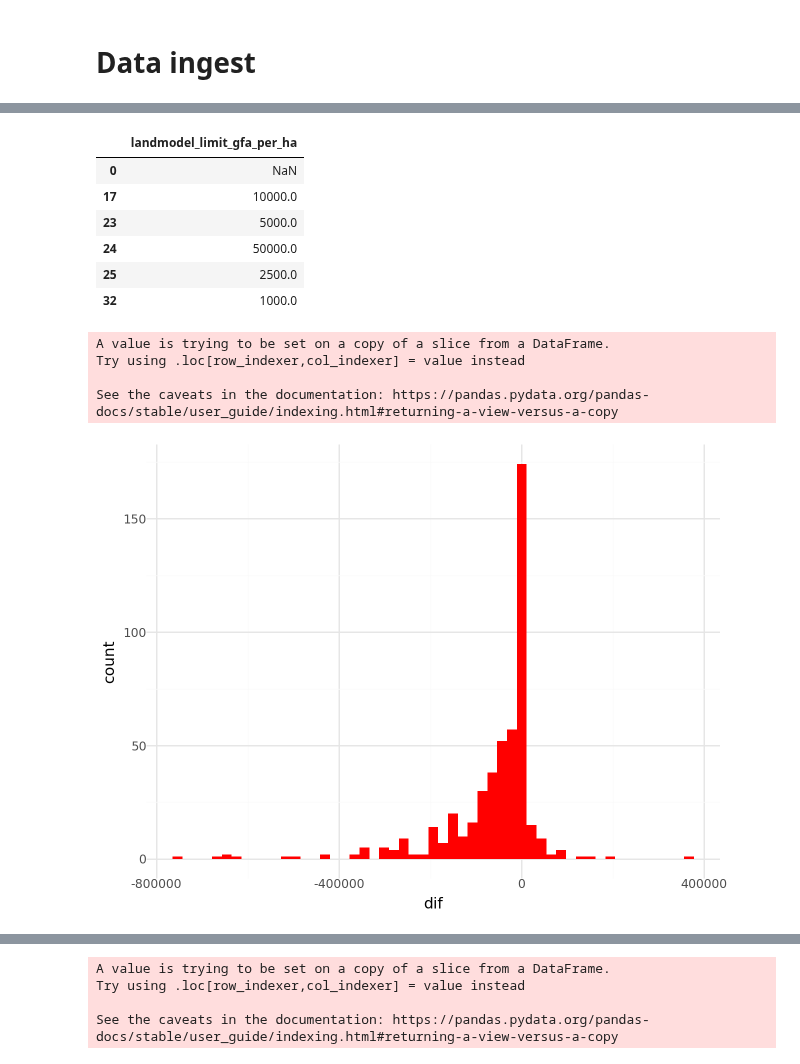
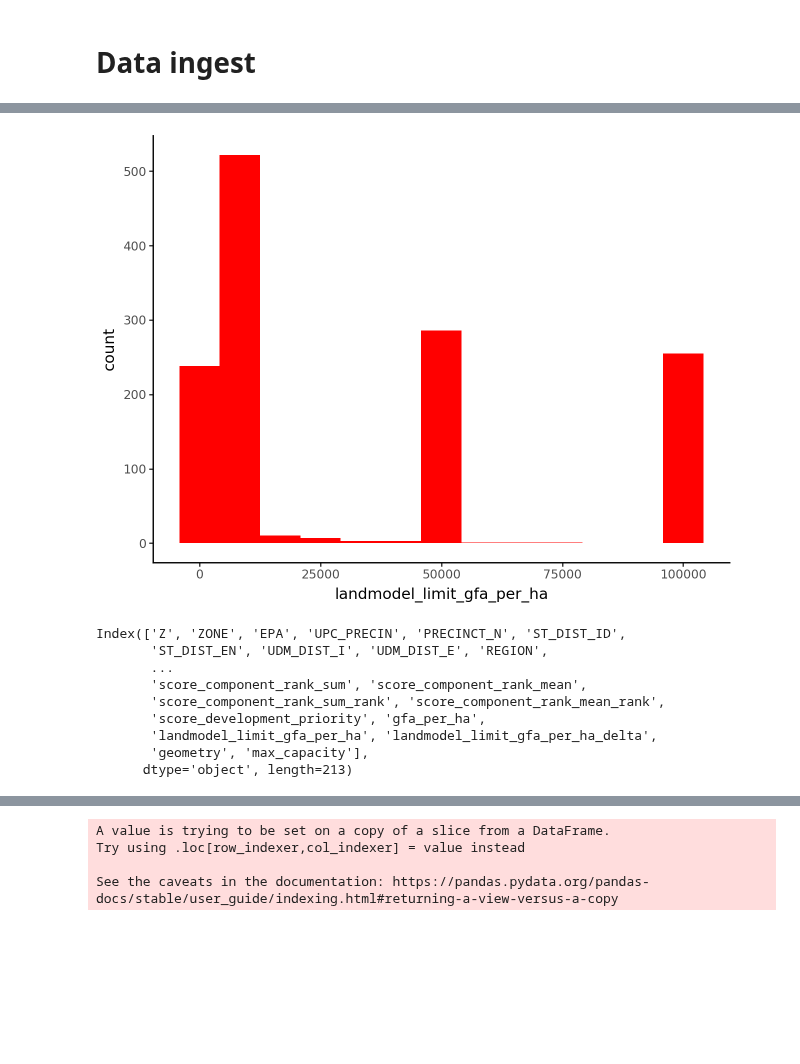
Before and after one commit to BuroHappoldLegacySoup/PlanCapitalLandModel, a Jupyter notebook: MP to TAZ Pipeline.ipynb, the cells around one changed output, grey strips where cells are left out. Cells and saved outputs as stored; diff of their text form; code cells hidden in the pictures; blank space fills up the shorter version.

```diff
--- a/MP to TAZ Pipeline.ipynb
+++ b/MP to TAZ Pipeline.ipynb
@@ -73,27 +73,34 @@ See the caveats in the documentation: https://pandas.pydata.org/pandas-docs/stab
-# %%
-zone_taz_delta[['landmodel_limit_gfa_per_ha']].drop_duplicates()
-# %% [output]
-|  | landmodel_limit_gfa_per_ha |
-| 0 | NaN |
-| 17 | 10000.0 |
-| 23 | 5000.0 |
-| 24 | 50000.0 |
-| 25 | 2500.0 |
-| 32 | 1000.0 |
+# %%
+# Checking densities per ha from the GIS package by bin
+
+densities = zone_taz_delta[['masterplan_projectid','landmodel_limit_gfa_per_ha']]
+densities = densities[~densities['masterplan_projectid'].isna()]
+densities = densities.sort_values(by = ['landmodel_limit_gfa_per_ha']).dropna()
+(p9.ggplot(densities,p9.aes(x = 'landmodel_limit_gfa_per_ha')) +
+ p9.geom_histogram(fill = 'red') +
+ p9.theme_classic())
+# %% [output]
+[figure, added]
 # %%
 # Checking for whether max capacity estimates may be lower than existing GFA
 
-test = taz_max_capacities.dropna()
-test['dif'] = test['max_capacity_gfa'] - test['2022_Ex_GFA']
-(p9.ggplot(test,p9.aes(x = 'dif')) +
- p9.geom_histogram(fill = 'red') +
- p9.theme_minimal())
+#test = taz_max_capacities.dropna()
+#test['dif'] = test['max_capacity_gfa'] - test['2022_Ex_GFA']
+#(p9.ggplot(test,p9.aes(x = 'dif')) +
+# p9.geom_histogram(fill = 'red') +
+# p9.theme_minimal())
-# %% [output]
-A value is trying to be set on a copy of a slice from a DataFrame.
-Try using .loc[row_indexer,col_indexer] = value instead
-
-See the caveats in the documentation: https://pandas.pydata.org/pandas-docs/stable/user_guide/indexing.html#returning-a-view-versus-a-copy
-[figure, removed]
+# %%
+print(zone_taz_delta.columns)
+# %% [output]
+Index(['Z', 'ZONE', 'EPA', 'UPC_PRECIN', 'PRECINCT_N', 'ST_DIST_ID',
+       'ST_DIST_EN', 'UDM_DIST_I', 'UDM_DIST_E', 'REGION',
+       ...
+       'score_component_rank_sum', 'score_component_rank_mean',
+       'score_component_rank_sum_rank', 'score_component_rank_mean_rank',
+       'score_development_priority', 'gfa_per_ha',
+       'landmodel_limit_gfa_per_ha', 'landmodel_limit_gfa_per_ha_delta',
+       'geometry', 'max_capacity'],
+      dtype='object', length=213)
 # %%
 # Creating a dataframe that identifies available capacity for development in each TA|
 
```
Also changed, not shown: parts of 19 cells of this notebook, 1 other file.
